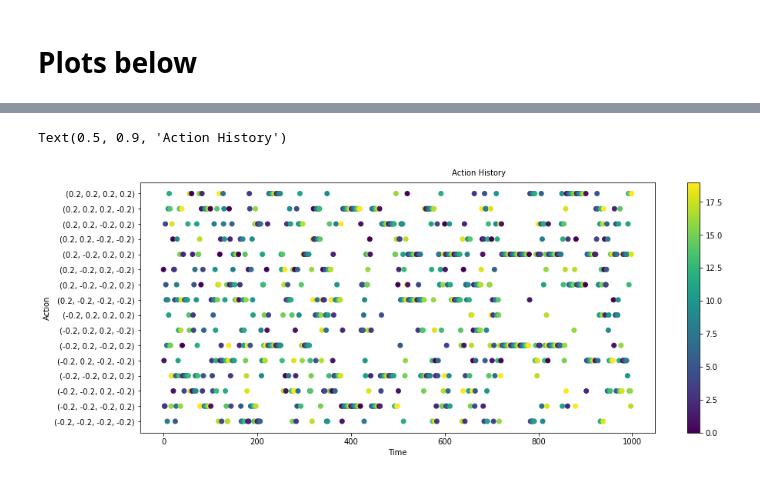
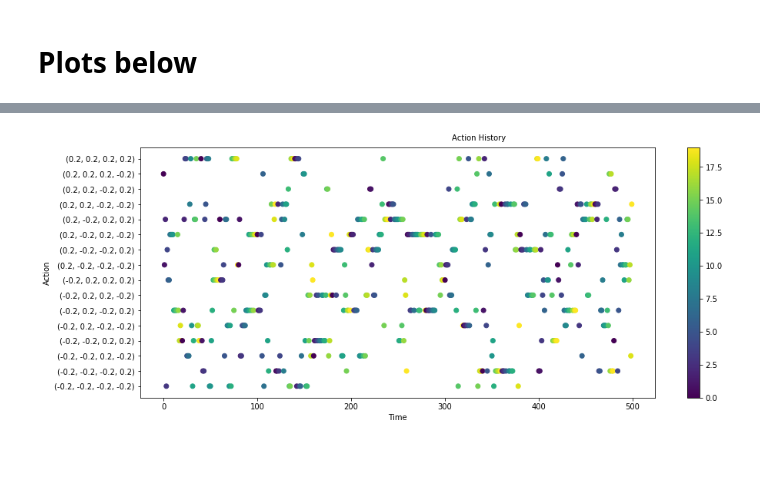
Before and after one commit to GaneshVShinde/GutToyModel, a Jupyter notebook: serendipity.ipynb, the cells around one changed output, grey strips where cells are left out. Cells and saved outputs as stored; diff of their text form; code cells hidden in the pictures.

```diff
--- a/serendipity.ipynb
+++ b/serendipity.ipynb
@@ -223,14 +228,33 @@ class Gut:
         self.reward = self.reward/(self.gc*self.K/self.dc)
 # %% [markdown]
 # configure before running the simulation
+# %%
+def generatePlotSel(choice = 'random',**kwargs):
+    sel = np.arange(5)
+    if choice == 'random':
+        n = kwargs.get('n',5)
+        randSel = np.random.randint(0,iterations,n)
+        randSel.sort()
+        sel =  randSel
+    elif choice == 'all':
+        sel = np.arange(iterations)
+    elif choice == 'custom':
+        start = kwargs.get('start',0)
+        stop = kwargs.get('stop',5)
+        step = kwargs.get('step',1)
+        sel = np.arange(start,stop,step)
+
+    else:
+        print("first five selection only.")
+    return sel
 # %%
 base_dir = 'simulations/'
 createDir(base_dir)
 
 #change these for every experiment
-folder = base_dir+'exp17/'
+folder = base_dir+'exp19/'
 saveFig = True
-fileFormat ='png'
+fileFormat ='svg'
 plotN = 0 #this variable picks the last "plotN" history for plotting
 
 
@@ -242,9 +266,16 @@ nrows = 2 if gut.nBacteria > 3 else 1 # change this if nutirents are more than 4
 ncols = gut.nBacteria//nrows
 
 stepSize = 1
-iterations = 1000
+iterations = 1000000
+sim_num = 1
 n = iterations//stepSize
 gut.gc = 0.01
 gut.dc = 0.01
 gut.contribution = np.array([1,0,0,1])
+
+
+choice = 'random'
+plotDataPoints = 500
+start,stop,step = 0,5,1
+sel = generatePlotSel(choice,n = plotDataPoints,iterations = iterations)  #check code definition to send proper variables
 # %% [output]
@@ -285,7 +316,7 @@ for t in tqdm(range(iterations)):
     brain.learn(newStateInd,gut.reward)
     brain.time = t
 
-    if t%100 ==0:
+    if t%1000 ==0:
         brain.epsilon*=0.99
 
     if t%stepSize==0:
@@ -410,28 +454,27 @@ if saveFig:
 # %%
 #@title
 # plot action history to check the stagnation towards the end
 
-X = np.arange(len(actionHistory[plotN:,0]))
+X = np.arange(sel.size)
 
 fig,ax = plt.subplots(1,1,sharex = True, sharey = True,figsize = (15,6))
 cm = plt.get_cmap("tab10")
 # ax = ax.ravel()
 
 act_ind = []
 actions = behavior.actionSet
-for a in actionHistory[plotN:]:
+for a in actionHistory[sel]:
   act_ind.append(np.where((a == actions).all(1))[0][0])
 
 
 plt.scatter(X,act_ind,c = np.tile(range(20),len(X)//20),cmap = plt.get_cmap())
 plt.ylabel("Action")
 plt.xlabel("Time")
 plt.colorbar()
 plt.yticks(range(16),actions)
 fig.text(0.5,0.9,"Action History")
 
-# if saveFig:
-  # plt.savefig(folder+'action-history',bbox_inches = 'tight',format= fileFormat)
+if saveFig:
+  plt.savefig(folder+'action-history'+str(sim_num)+'.'+fileFormat,bbox_inches = 'tight',format= fileFormat)
 # %% [output]
-Text(0.5, 0.9, 'Action History')
-[figure, old version]
+[figure, new version]
```
Also changed, not shown: parts of 8 cells of this notebook.
